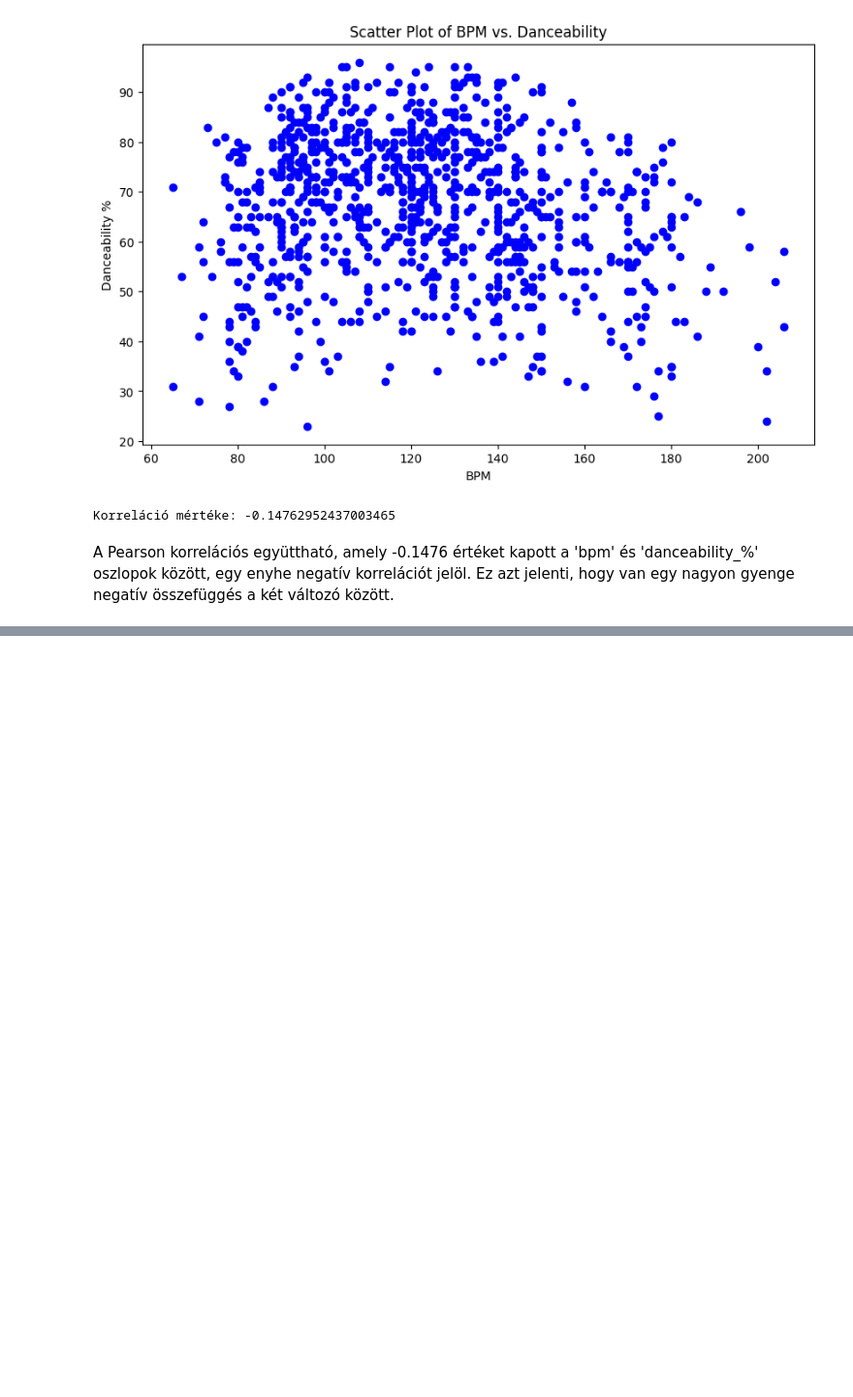
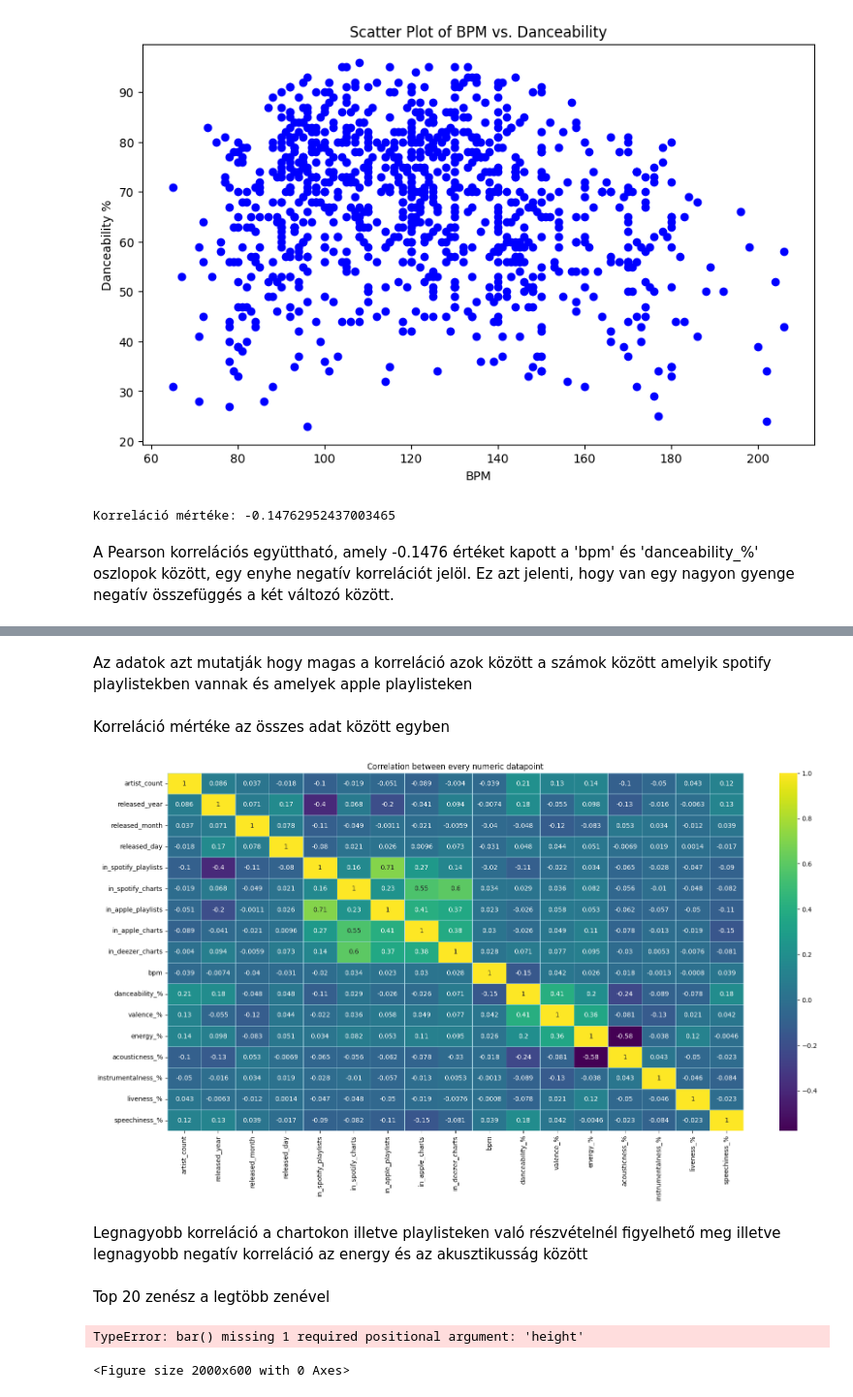
Before and after one commit to godoistvan/topsongs, a Jupyter notebook: topsongs.ipynb, the cells around one changed output, grey strips where cells are left out. Shown at 97% size. Drawn from its saved outputs; the diff is of its cells as text; code cells hidden in the pictures; blank space fills up the shorter version.

```diff
--- a/topsongs.ipynb
+++ b/topsongs.ipynb
@@ -110,0 +114,34 @@ print("Korreláció mértéke:", correlation)
+# %% [markdown]
+Az adatok azt mutatják hogy magas a korreláció azok között a számok között amelyik spotify playlistekben vannak és amelyek apple playlisteken
+# %% [markdown]
+Korreláció mértéke az összes adat között egyben
+# %%
+numeric_columns = df.select_dtypes(include=['int64', 'float64']).columns
+
+# Numerikus adatokat tartalmazó oszlopokból korrelációs mátrix létrehozása
+corrmatrix = df[numeric_columns].corr()
+
+# Heatmap létrehozása
+plt.figure(figsize=(20, 10))
+sns.heatmap(corrmatrix, annot=True, cmap='viridis', linewidths=0.5, linecolor='lightblue')
+plt.title('Correlation between every numeric datapoint')
+plt.show()
+# %% [output]
+[figure, added]
+# %% [markdown]
+Legnagyobb korreláció a chartokon illetve playlisteken való részvételnél figyelhető meg illetve legnagyobb negatív korreláció az energy és az akusztikusság között
+# %% [markdown]
+Top 20 zenész a legtöbb zenével
+# %%
+data=df['artist(s)_name'].value_counts().sort_values(ascending=False)
+datatop=data[0:20]
+plt.figure(figsize=(20,6))
+plt.bar(df['artist(s)_name'],df['artist(s)_name'].value_counts())
+plt.xlabel('Artist', fontsize=16)
+plt.ylabel('Number of songs', fontsize=16)
+plt.xticks(rotation=45, ha='right', fontsize=14)
+plt.title('Countries with the highest suicide rate', fontsize=18)
+plt.show()
+# %% [output]
+TypeError: bar() missing 1 required positional argument: 'height'
+<Figure size 2000x600 with 0 Axes>
```
Also changed, not shown: parts of 1 cell of this notebook.
